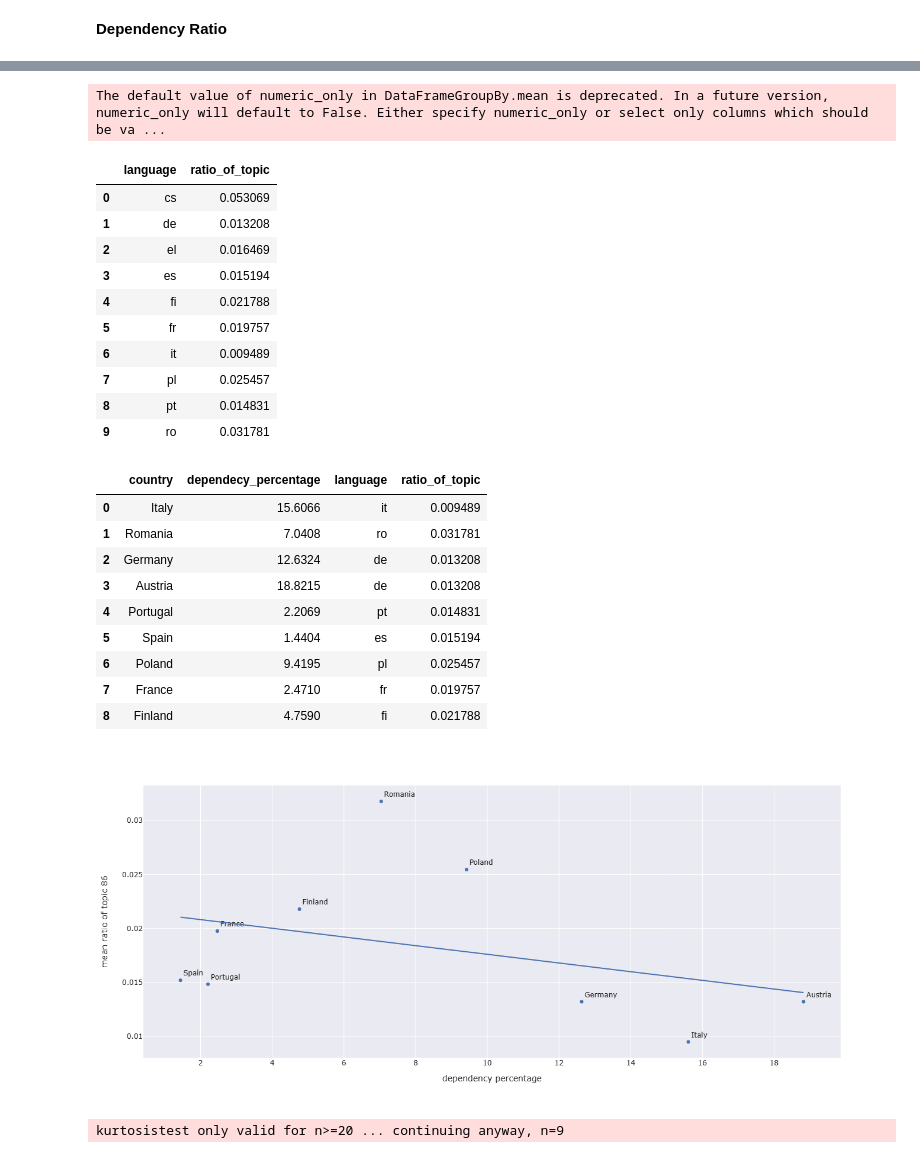
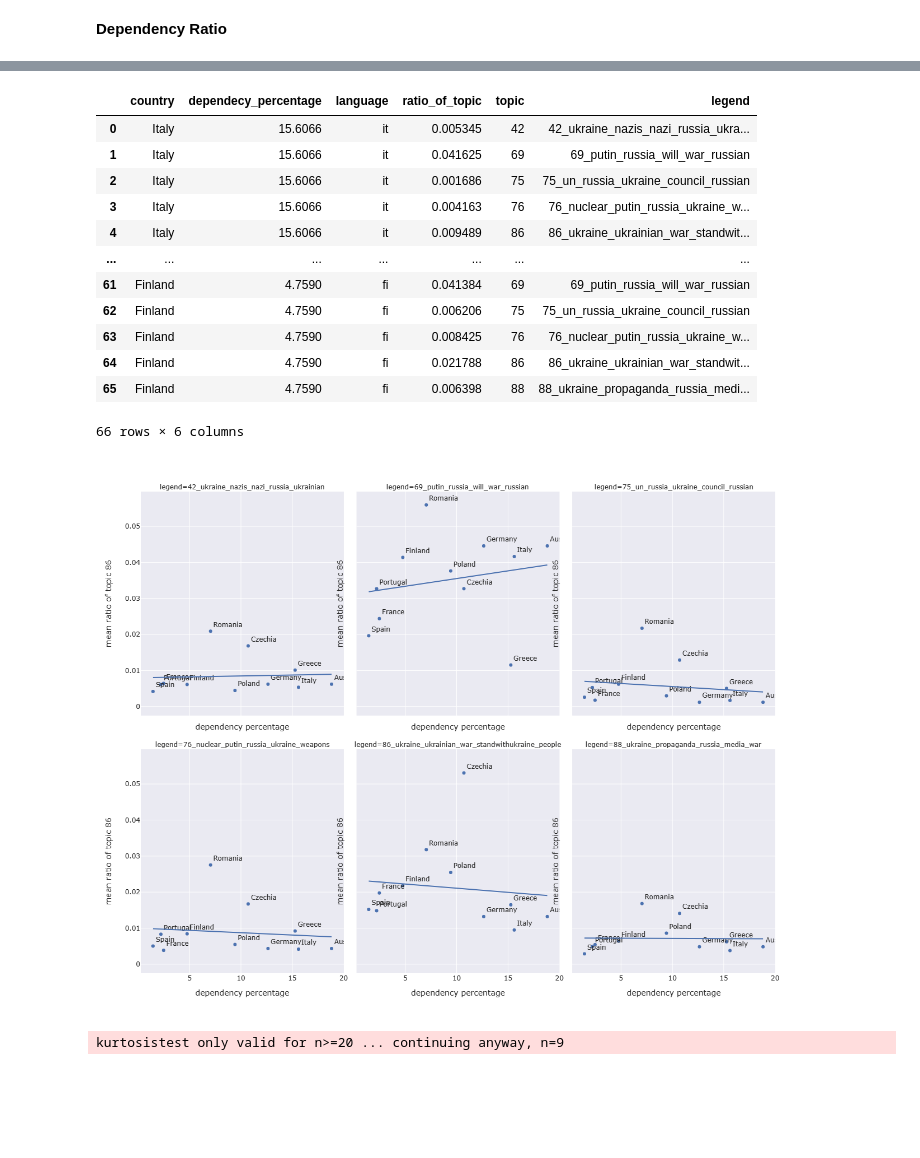
Before and after one commit to elyxlz/Ukraine-Twitter-Analysis, a Jupyter notebook: analysis.ipynb, the cells around one changed output, grey strips where cells are left out. Cells and saved outputs as stored; diff of their text form; code cells hidden in the pictures; blank space fills up the shorter version.

Commit message:
final topics and plots

```diff
--- a/analysis.ipynb
+++ b/analysis.ipynb
@@ -960,57 +938,51 @@ df_tweet_bytopic_bylanguage
-# %%
-meaned_ratio_per_topics_per_language = df_tweet_bytopic_bylanguage.query("topic == 86").groupby('language').mean().reset_index()[['language','ratio_of_topic']]
-meaned_ratio_per_topics_per_language
-# %% [output]
-The default value of numeric_only in DataFrameGroupBy.mean is deprecated. In a future version, numeric_only will default to False. Either specify numeric_only or select only columns which should be va ...
-|  | language | ratio_of_topic |
-| 0 | cs | 0.053069 |
-| 1 | de | 0.013208 |
-| 2 | el | 0.016469 |
-| 3 | es | 0.015194 |
-| 4 | fi | 0.021788 |
-| 5 | fr | 0.019757 |
-| 6 | it | 0.009489 |
-| 7 | pl | 0.025457 |
-| 8 | pt | 0.014831 |
-| 9 | ro | 0.031781 |
 # %%
-languages = ["it", "ro", "de", "gr", "pt", "de", "es", "cz", "pl", "fr", "fi"]
+meaned_ratio_per_topics_per_language = df_tweet_bytopic_bylanguage.query(f"topic in {topics_final}").groupby(['language', 'topic']).mean().reset_index()[['language','ratio_of_topic','topic']]
+
+languages = ["it", "ro", "de", "el", "pt", "de", "es", "cs", "pl", "fr", "fi"]
 data = {"Italy": 15.6066, "Romania": 7.0408, "Germany": 12.6324, "Greece": 15.2713, "Portugal": 2.2069, "Austria": 18.8215, "Spain": 1.4404, "Czechia": 10.7038, "Poland": 9.4195, "France": 2.4710, "Finland": 4.7590}
 df_dependency = pd.DataFrame(list(data.items()), columns = ['country','dependecy_percentage'])
 df_dependency['language'] = languages
 #df_dependency['mean ratio_per_topic'] = meaned_ratio_per_topics_per_language
 df_dependency = pd.merge(df_dependency, meaned_ratio_per_topics_per_language, on='language')
+legend = df_cluster_topics.legend.unique()
+df_dependency['legend'] = legend[df_dependency.topic + 1]
 df_dependency
 # %% [output]
-|  | country | dependecy_percentage | language | ratio_of_topic |
-| 0 | Italy | 15.6066 | it | 0.009489 |
-| 1 | Romania | 7.0408 | ro | 0.031781 |
-| 2 | Germany | 12.6324 | de | 0.013208 |
-| 3 | Austria | 18.8215 | de | 0.013208 |
-| 4 | Portugal | 2.2069 | pt | 0.014831 |
-| 5 | Spain | 1.4404 | es | 0.015194 |
-| 6 | Poland | 9.4195 | pl | 0.025457 |
-| 7 | France | 2.4710 | fr | 0.019757 |
-| 8 | Finland | 4.7590 | fi | 0.021788 |
+|  | country | dependecy_percentage | language | ratio_of_topic | topic | legend |
+| 0 | Italy | 15.6066 | it | 0.005345 | 42 | 42_ukraine_nazis_nazi_russia_ukra... |
+| 1 | Italy | 15.6066 | it | 0.041625 | 69 | 69_putin_russia_will_war_russian |
+| 2 | Italy | 15.6066 | it | 0.001686 | 75 | 75_un_russia_ukraine_council_russian |
+| 3 | Italy | 15.6066 | it | 0.004163 | 76 | 76_nuclear_putin_russia_ukraine_w... |
+| 4 | Italy | 15.6066 | it | 0.009489 | 86 | 86_ukraine_ukrainian_war_standwit... |
+| ... | ... | ... | ... | ... | ... | ... |
+| 61 | Finland | 4.7590 | fi | 0.041384 | 69 | 69_putin_russia_will_war_russian |
+| 62 | Finland | 4.7590 | fi | 0.006206 | 75 | 75_un_russia_ukraine_council_russian |
+| 63 | Finland | 4.7590 | fi | 0.008425 | 76 | 76_nuclear_putin_russia_ukraine_w... |
+| 64 | Finland | 4.7590 | fi | 0.021788 | 86 | 86_ukraine_ukrainian_war_standwit... |
+| 65 | Finland | 4.7590 | fi | 0.006398 | 88 | 88_ukraine_propaganda_russia_medi... |
+66 rows × 6 columns
 # %%
+
+
 fig = px.scatter(
     df_dependency,
     x='dependecy_percentage',
     y='ratio_of_topic',
-    hover_data=['country'],
+    hover_data=['country', 'legend'],
     text='country',
     template='seaborn',
+    facet_col='legend', facet_col_wrap=3,
     trendline="ols",
-    width=1000,
-    height=600,
+    width=1300,
+    height=1000,
 )
 fig.update_traces(textposition='top right')
 fig.update_yaxes(title_text="mean ratio of topic 86")
 fig.update_xaxes(title_text="dependency percentage")
 fig.write_html('./Plots/dependency_ratio_plot.html')
 fig.show()
 # %% [output]
-[figure, old version]
+[figure, new version]
 # %%
 results = px.get_trendline_results(fig)
 results.px_fit_results.iloc[0].summary()
```
Also changed, not shown: parts of 7 cells of this notebook, 5 other files.
